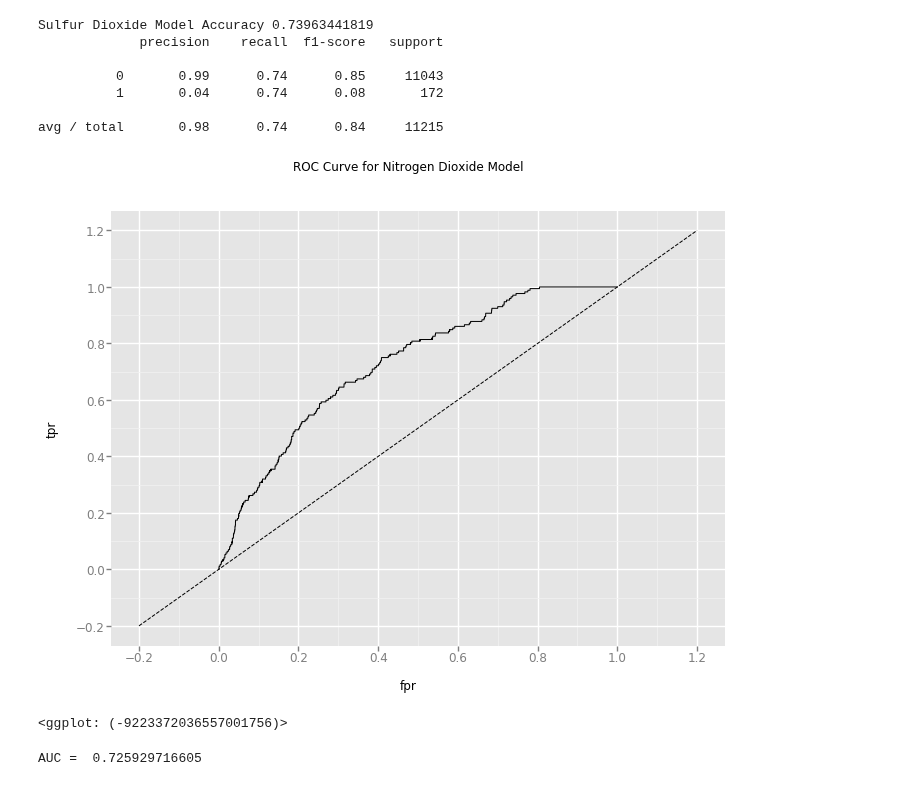
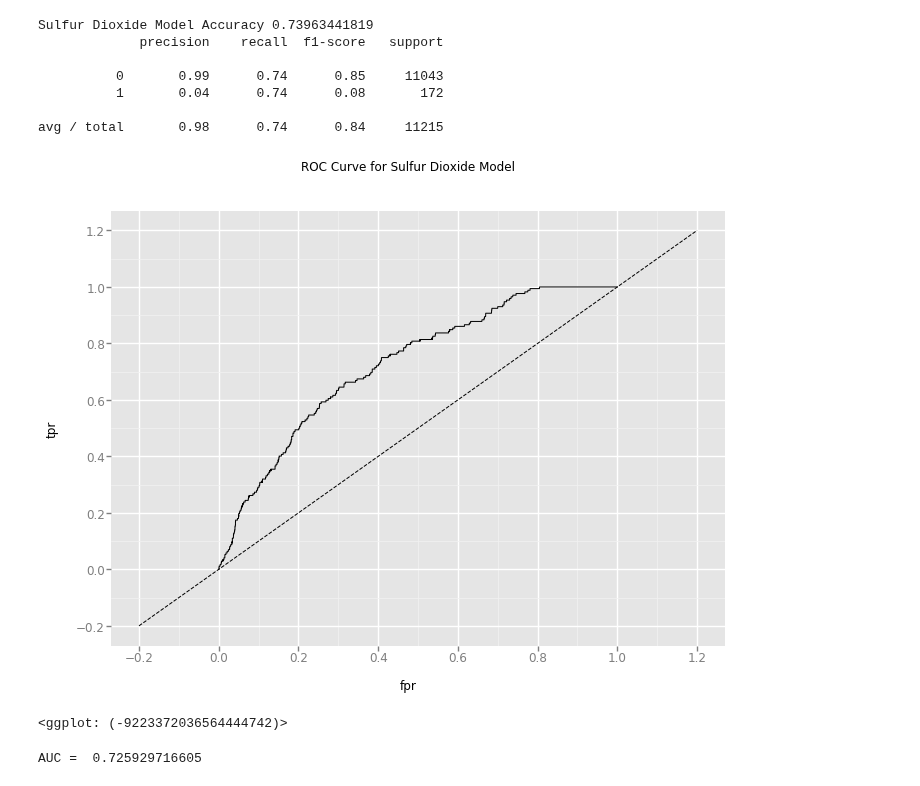
Before and after one commit to bouncebarkrun/Springboard-Data-Science-Career-Track, a Jupyter notebook: 1st Capstone Project/Model Building.ipynb, the cells around one changed output. Saved outputs shown, nothing was run; the diff lists cells and outputs as text; code cells hidden in the pictures.

```diff
--- a/1st Capstone Project/Model Building.ipynb
+++ b/1st Capstone Project/Model Building.ipynb
@@ -1000,15 +1000,15 @@ avg / total       0.98      0.74      0.84     11215
 # %%
 preds = lrcvb.predict_proba(X_test_so)[:,1]
 fpr, tpr, _ = metrics.roc_curve(y_test_so, preds)
 
 df = pd.DataFrame(dict(fpr=fpr, tpr=tpr))
 ggplot(df, aes(x='fpr', y='tpr')) +\
     geom_line() +\
     geom_abline(linetype='dashed') +\
-    ggtitle("ROC Curve for Nitrogen Dioxide Model")
+    ggtitle("ROC Curve for Sulfur Dioxide Model")
 # %% [output]
-[figure, old version]
+[figure, new version]
-<ggplot: (-9223372036557001756)>
+<ggplot: (-9223372036564444742)>
 # %%
 print('AUC = ', metrics.auc(fpr,tpr))
 # %% [output]
```
Also changed, not shown: parts of 15 cells of this notebook.
